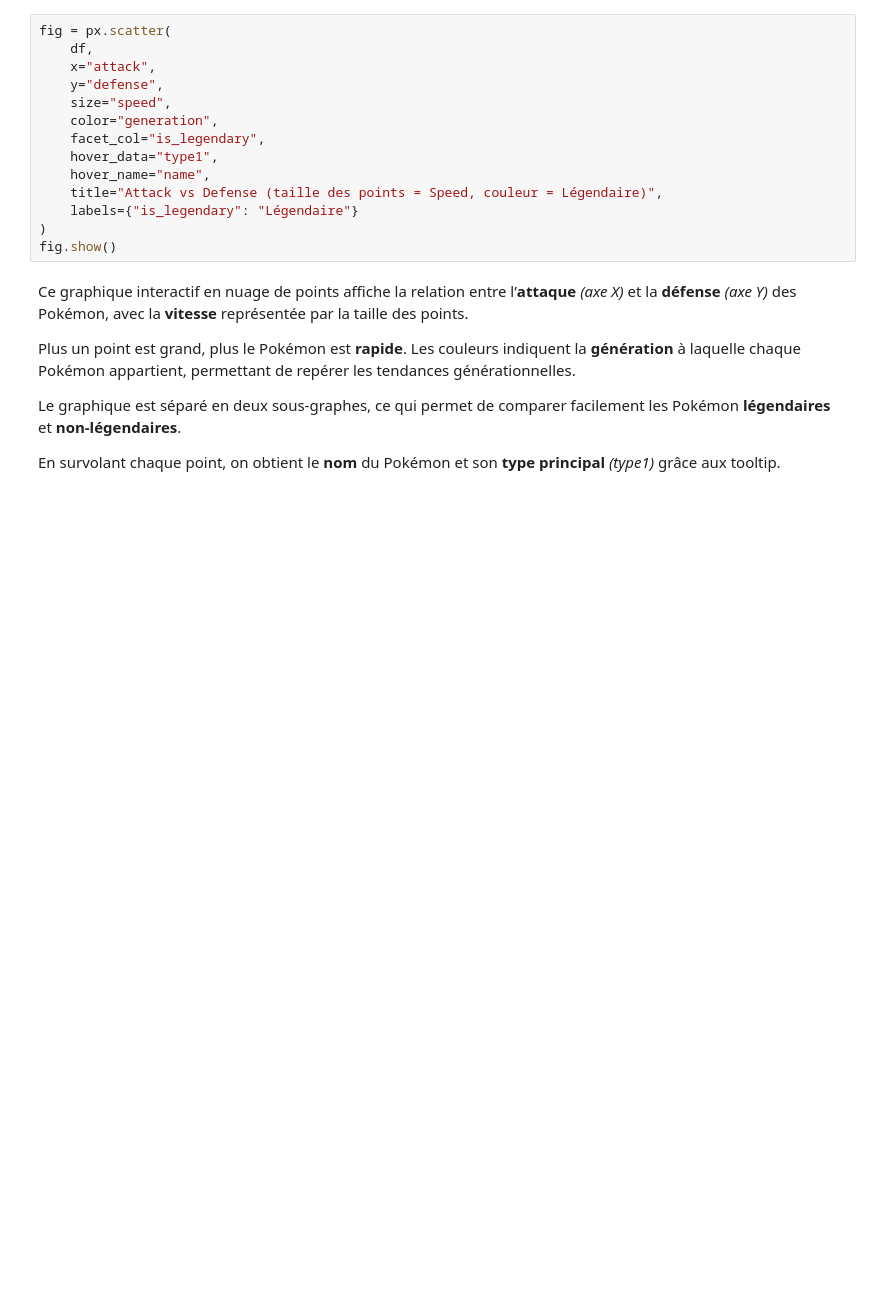
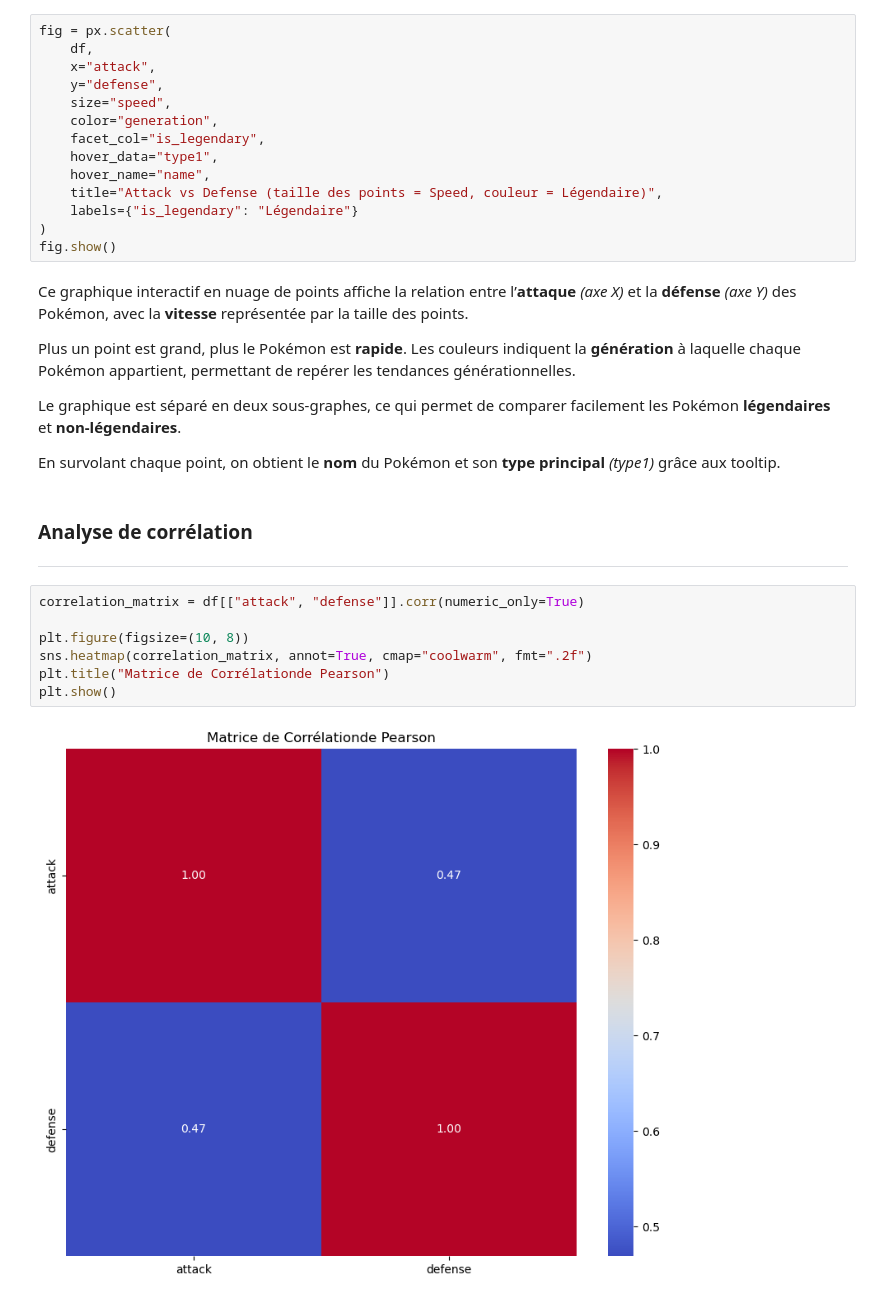
Before and after one commit to Sagbyy/pokemon-data-analysis, a Jupyter notebook: notebook.ipynb, the cells around one changed output. Cells and saved outputs as stored; diff of their text form; blank space fills up the shorter version.

```diff
--- a/notebook.ipynb
+++ b/notebook.ipynb
@@ -353,3 +353,15 @@ Plus un point est grand, plus le Pokémon est **rapide**. Les couleurs indiquent
 Le graphique est séparé en deux sous-graphes, ce qui permet de comparer facilement les Pokémon **légendaires** et **non-légendaires**.
 
 En survolant chaque point, on obtient le **nom** du Pokémon et son **type principal** *(type1)* grâce aux tooltip.
+# %% [markdown]
+### **Analyse de corrélation**
+<hr>
+# %%
+correlation_matrix = df[["attack", "defense"]].corr(numeric_only=True)
+
+plt.figure(figsize=(10, 8))
+sns.heatmap(correlation_matrix, annot=True, cmap="coolwarm", fmt=".2f")
+plt.title("Matrice de Corrélationde Pearson")
+plt.show()
+# %% [output]
+[figure, added]
```
Also changed, not shown: parts of 10 cells of this notebook.
